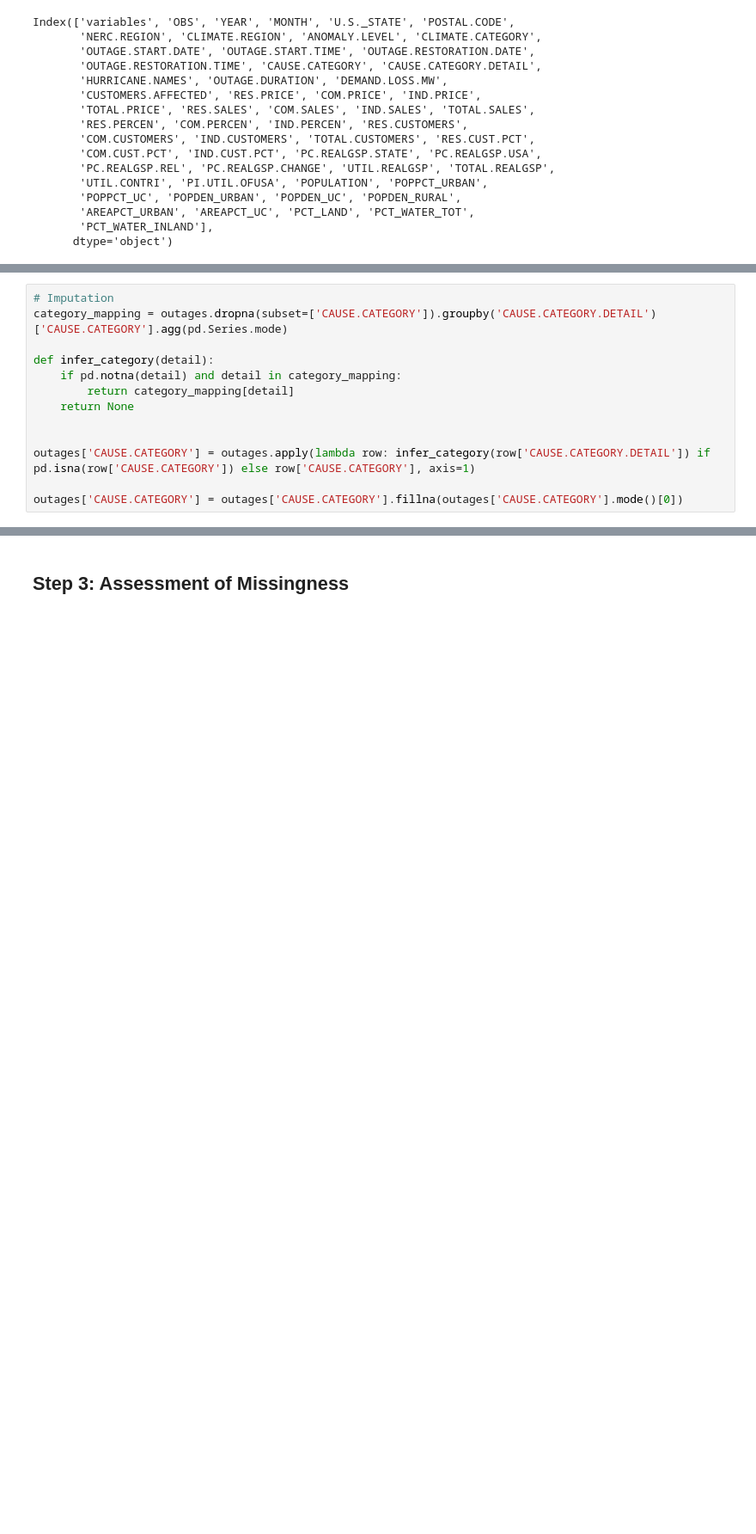
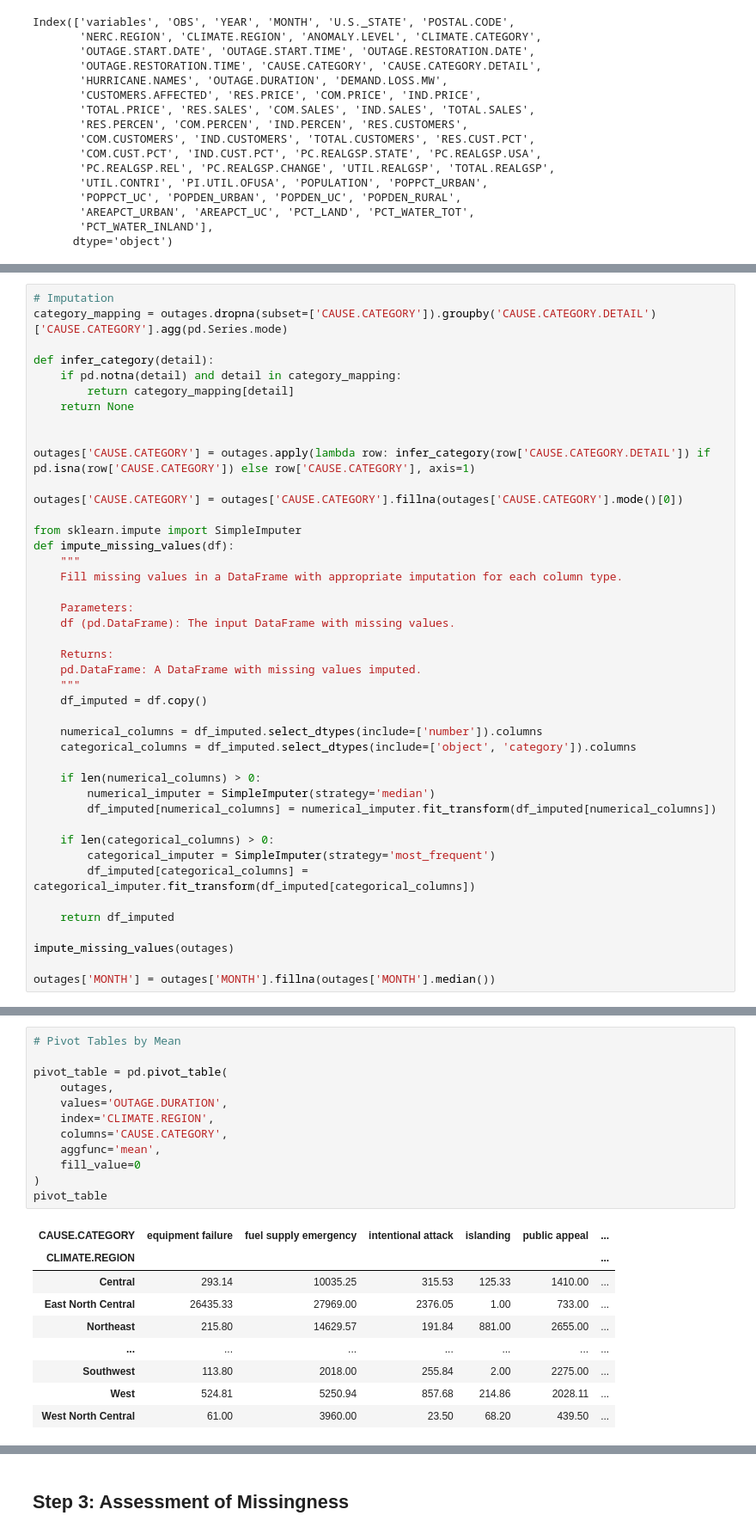
Before and after one commit to charl3n3hsu/DSC80_Final_Proj, a Jupyter notebook: DSC80_Final.ipynb, the cells around one changed output, grey strips where cells are left out. Shown: that part at 86% size. Saved outputs shown, nothing was run; the diff lists cells and outputs as text; blank space fills up the shorter version.

```diff
--- a/DSC80_Final.ipynb
+++ b/DSC80_Final.ipynb
@@ -130,6 +128,36 @@ def infer_category(detail):
 outages['CAUSE.CATEGORY'] = outages.apply(lambda row: infer_category(row['CAUSE.CATEGORY.DETAIL']) if pd.isna(row['CAUSE.CATEGORY']) else row['CAUSE.CATEGORY'], axis=1)
 
 outages['CAUSE.CATEGORY'] = outages['CAUSE.CATEGORY'].fillna(outages['CAUSE.CATEGORY'].mode()[0])
+
+from sklearn.impute import SimpleImputer
+def impute_missing_values(df):
+    """
+    Fill missing values in a DataFrame with appropriate imputation for each column type.
+
+    Parameters:
+    df (pd.DataFrame): The input DataFrame with missing values.
+
+    Returns:
+    pd.DataFrame: A DataFrame with missing values imputed.
+    """
+    df_imputed = df.copy()
+
+    numerical_columns = df_imputed.select_dtypes(include=['number']).columns
+    categorical_columns = df_imputed.select_dtypes(include=['object', 'category']).columns
+
+    if len(numerical_columns) > 0:
+        numerical_imputer = SimpleImputer(strategy='median')
+        df_imputed[numerical_columns] = numerical_imputer.fit_transform(df_imputed[numerical_columns])
+
+    if len(categorical_columns) > 0:
+        categorical_imputer = SimpleImputer(strategy='most_frequent')
+        df_imputed[categorical_columns] = categorical_imputer.fit_transform(df_imputed[categorical_columns])
+
+    return df_imputed
+
+impute_missing_values(outages)
+
+outages['MONTH'] = outages['MONTH'].fillna(outages['MONTH'].median())
 # %%
 print(outages.isnull().sum())
 # %% [output]
@@ -152,3 +238,25 @@ fig = px.box(outages, x="CAUSE.CATEGORY", y="OUTAGE.DURATION",
 fig.show()
 # %% [output]
 [interactive output not drawn]
+# %%
+# Pivot Tables by Mean
+
+pivot_table = pd.pivot_table(
+    outages,
+    values='OUTAGE.DURATION',
+    index='CLIMATE.REGION',
+    columns='CAUSE.CATEGORY',
+    aggfunc='mean',
+    fill_value=0
+)
+pivot_table
+# %% [output]
+| CAUSE.CATEGORY | equipment failure | fuel supply emergency | intentional attack | islanding | public appeal | ... |
+| CLIMATE.REGION |  |  |  |  |  | ... |
+| Central | 293.14 | 10035.25 | 315.53 | 125.33 | 1410.00 | ... |
+| East North Central | 26435.33 | 27969.00 | 2376.05 | 1.00 | 733.00 | ... |
+| Northeast | 215.80 | 14629.57 | 191.84 | 881.00 | 2655.00 | ... |
+| ... | ... | ... | ... | ... | ... | ... |
+| Southwest | 113.80 | 2018.00 | 255.84 | 2.00 | 2275.00 | ... |
+| West | 524.81 | 5250.94 | 857.68 | 214.86 | 2028.11 | ... |
+| West North Central | 61.00 | 3960.00 | 23.50 | 68.20 | 439.50 | ... |
```
Also changed, not shown: parts of 19 cells of this notebook.
